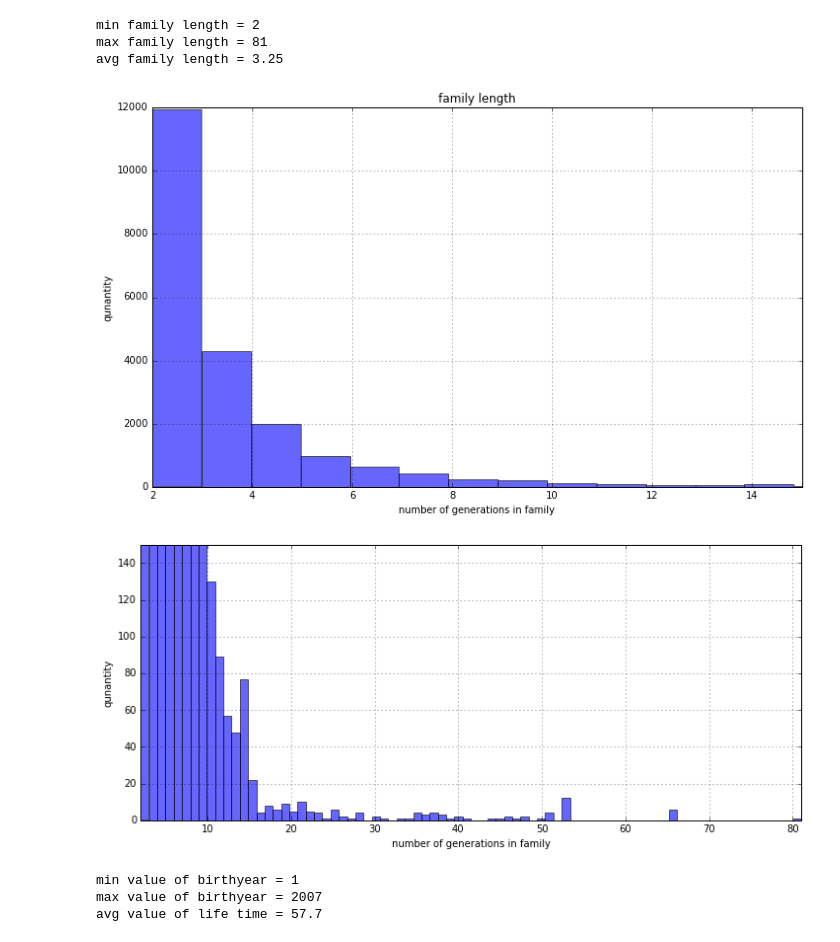
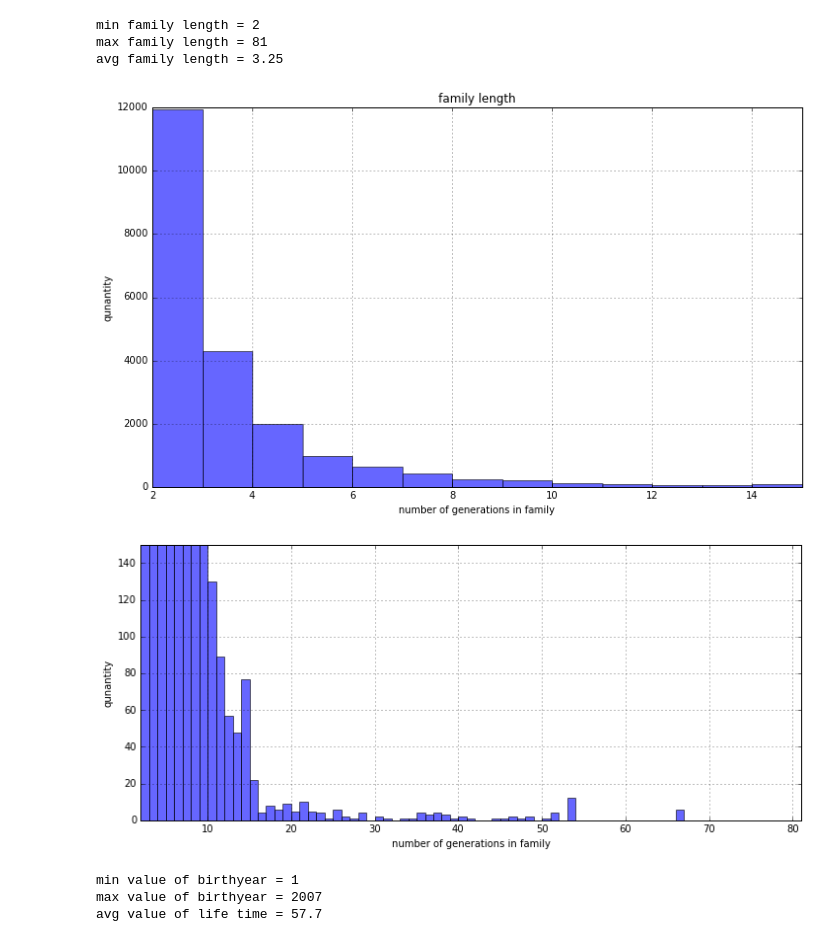
Before and after one commit to ale3otik/MIPT-2016-Stochastic-process, a Jupyter notebook: task1/t1_Zotov_Alexey_497.ipynb, the cells around one changed output. Cells and saved outputs as stored; diff of their text form; code cells hidden in the pictures.

```diff
--- a/task1/t1_Zotov_Alexey_497.ipynb
+++ b/task1/t1_Zotov_Alexey_497.ipynb
@@ -83,26 +83,26 @@ avg family length = 3.25
 # %%
 plt.figure(figsize=(12,7))
 plt.title("family length")
 
-plt.hist(lenghts, 80, facecolor='b', alpha=0.6)
+plt.hist(lenghts, bins=np.arange(80), facecolor='b', alpha=0.6)
 plt.grid(True)
 plt.xlim(2,15)
 plt.xlabel("number of generations in family")
 plt.ylabel("qunantity")
 plt.show()
 
 
 plt.figure(figsize=(12,5))
 plt.grid(True)
 plt.ylim(0,150)
 plt.xlim(2,81)
 plt.xlabel("number of generations in family")
 plt.ylabel("qunantity")
-plt.hist(lenghts, 80, facecolor='b', alpha=0.6)
+plt.hist(lenghts,  bins=np.arange(80), facecolor='b', alpha=0.6)
 plt.show()
 # %% [output]
-[figure, old version]
+[figure, new version]
-[figure, old version]
+[figure, new version]
 # %%
 # this function returns year(int) from date-info string
 def get_year(s) :
```
Also changed, not shown: parts of 8 cells of this notebook.
